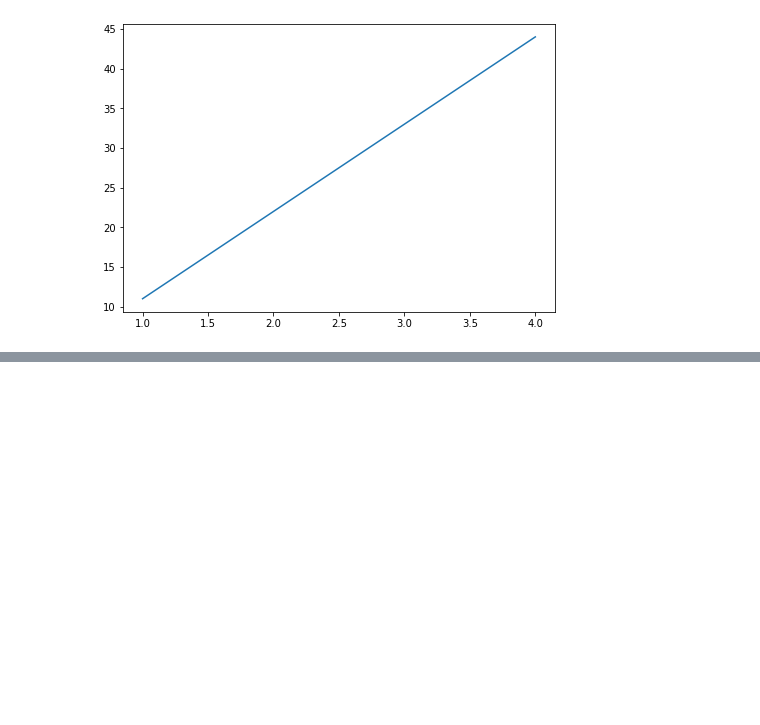
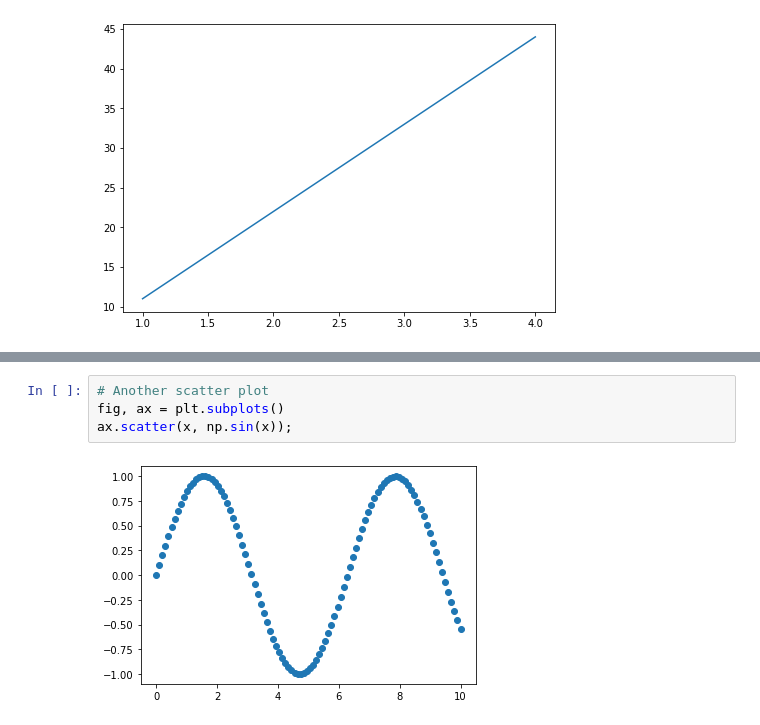
Before and after one commit to Pedrobertuola/Complete-Machine-Learning-Data-Science-Bootcamp-2021, a Jupyter notebook: introduction to matplotlib.ipynb, the cells around one changed output, grey strips where cells are left out. Drawn from its saved outputs; the diff is of its cells as text; blank space fills up the shorter version.

```diff
--- a/introduction to matplotlib.ipynb
+++ b/introduction to matplotlib.ipynb
@@ -50,0 +110,6 @@ ax.plot(x, [50, 100, 200, 250]); #add some data
+# %%
+# Another scatter plot
+fig, ax = plt.subplots()
+ax.scatter(x, np.sin(x));
+# %% [output]
+[figure, added]
```
Also changed, not shown: parts of 47 cells of this notebook, 2 other files.
